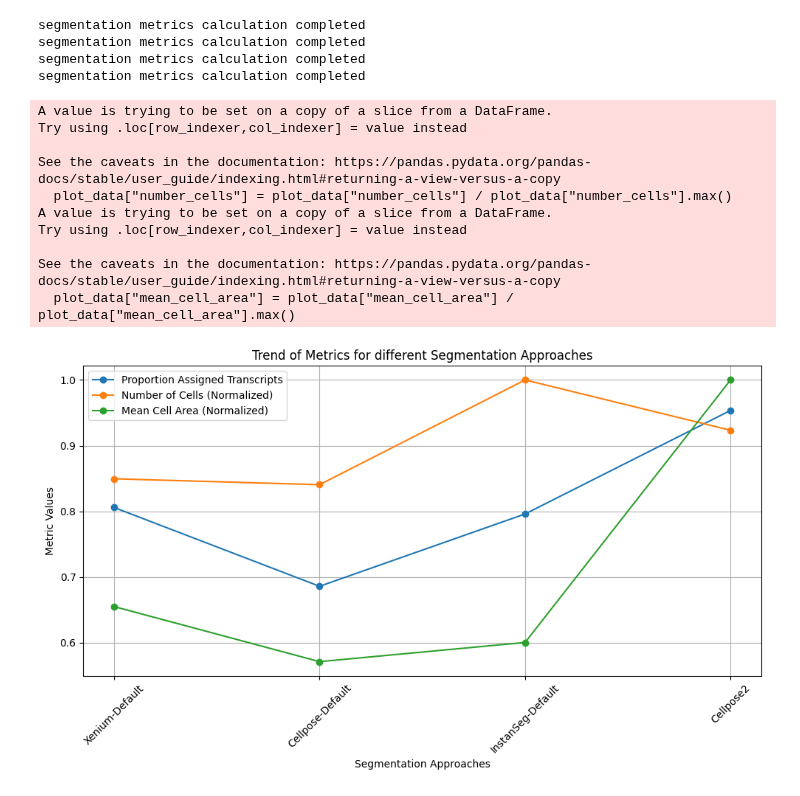
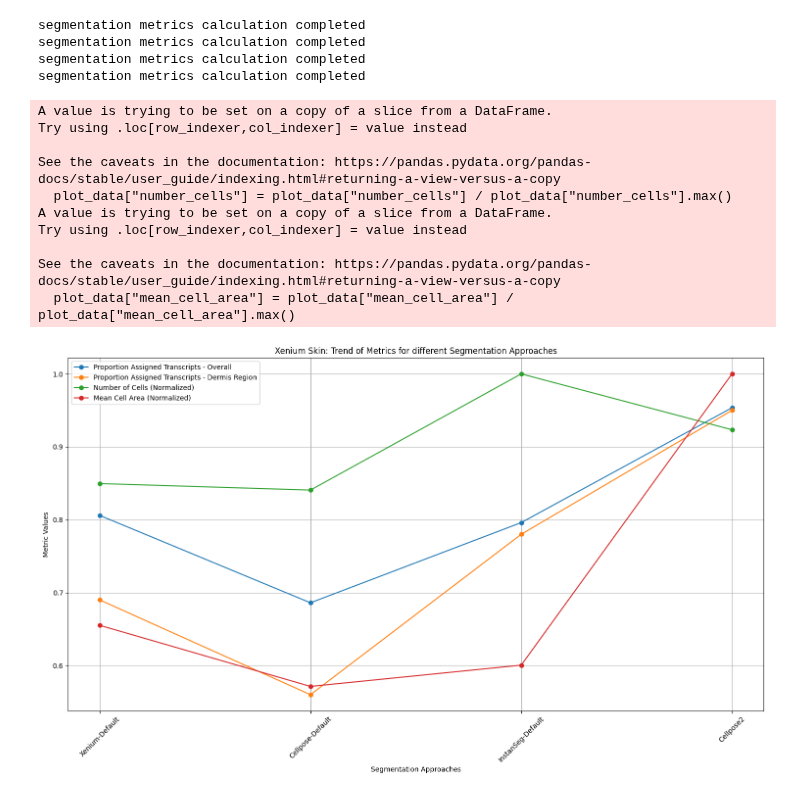
Before and after one commit to broadinstitute/celldega, a Jupyter notebook: notebooks/Segmentation_QC.ipynb, the cells around one changed output. Drawn from its saved outputs; the diff is of its cells as text; code cells hidden in the pictures.

Commit message:
working on custom segmentation

```diff
--- a/notebooks/Segmentation_QC.ipynb
+++ b/notebooks/Segmentation_QC.ipynb
@@ -61,34 +61,35 @@ columns_to_plot = [
 
 plot_data = combined_metrics[columns_to_plot]
 
 # normalize data for better visualization (optional, as the scales might differ significantly)
 plot_data["number_cells"] = plot_data["number_cells"] / plot_data["number_cells"].max()
 plot_data["mean_cell_area"] = plot_data["mean_cell_area"] / plot_data["mean_cell_area"].max()
 
-plt.figure(figsize=(10, 6))
+plt.figure(figsize=(15, 9))
 
-plt.plot(plot_data["segmentation_approach"], plot_data["proportion_assigned_transcripts"], marker='o', label="Proportion Assigned Transcripts")
+plt.plot(plot_data["segmentation_approach"], plot_data["proportion_assigned_transcripts"], marker='o', label="Proportion Assigned Transcripts - Overall")
+plt.plot(plot_data["segmentation_approach"], [0.69, 0.56, 0.78, 0.95], marker='o', label="Proportion Assigned Transcripts - Dermis Region")
 plt.plot(plot_data["segmentation_approach"], plot_data["number_cells"], marker='o', label="Number of Cells (Normalized)")
 plt.plot(plot_data["segmentation_approach"], plot_data["mean_cell_area"], marker='o', label="Mean Cell Area (Normalized)")
 
 plt.xticks(rotation=45)
 plt.xlabel("Segmentation Approaches")
 plt.ylabel("Metric Values")
-plt.title("Trend of Metrics for different Segmentation Approaches")
+plt.title("Xenium Skin: Trend of Metrics for different Segmentation Approaches")
 plt.legend()
 plt.grid(True)
 
 plt.tight_layout()
 plt.show()
 # %% [output]
 A value is trying to be set on a copy of a slice from a DataFrame.
 Try using .loc[row_indexer,col_indexer] = value instead
 
 See the caveats in the documentation: https://pandas.pydata.org/pandas-docs/stable/user_guide/indexing.html#returning-a-view-versus-a-copy
   plot_data["number_cells"] = plot_data["number_cells"] / plot_data["number_cells"].max()
 A value is trying to be set on a copy of a slice from a DataFrame.
 Try using .loc[row_indexer,col_indexer] = value instead
 
 See the caveats in the documentation: https://pandas.pydata.org/pandas-docs/stable/user_guide/indexing.html#returning-a-view-versus-a-copy
   plot_data["mean_cell_area"] = plot_data["mean_cell_area"] / plot_data["mean_cell_area"].max()
-[figure, old version]
+[figure, new version]
```
Also changed, not shown: parts of 1 cell of this notebook.
